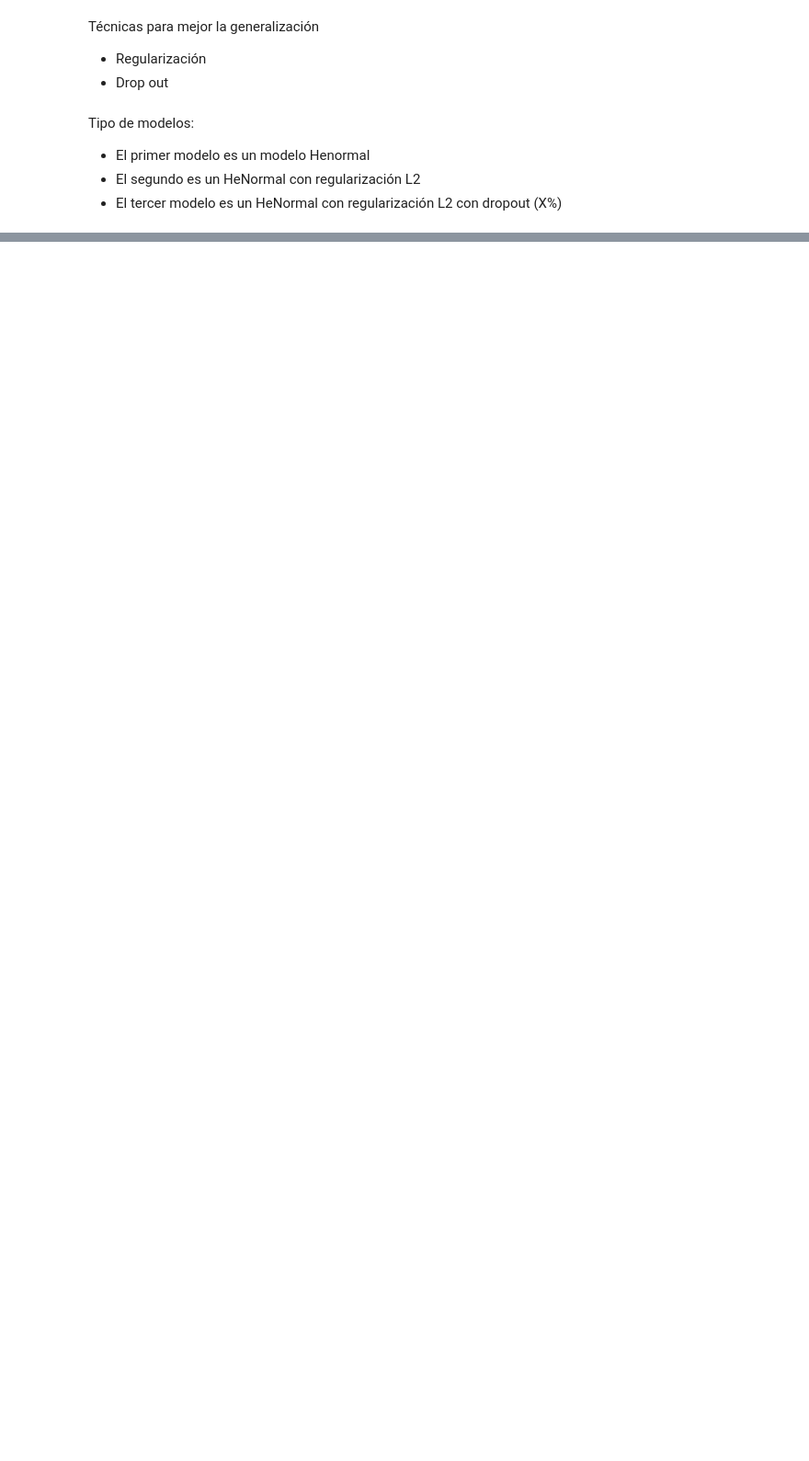
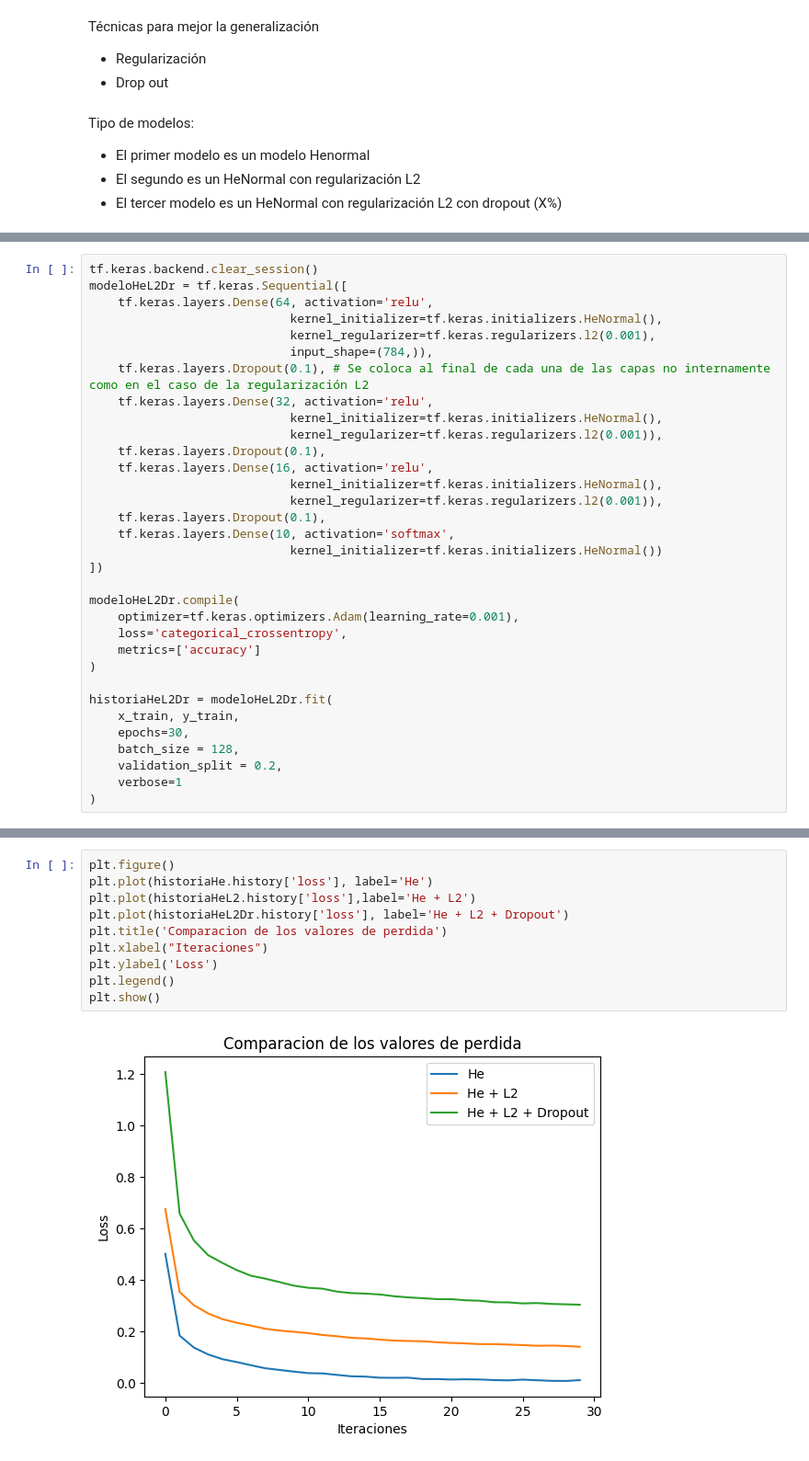
Before and after one commit to larenwell/ai-dl-tensorflow-specialization-fabricum-pucp, a Jupyter notebook: clase4-RedesNeuronales-mnist.ipynb, the cells around one changed output, grey strips where cells are left out. Shown at 92% size. Drawn from its saved outputs; the diff is of its cells as text; blank space fills up the shorter version.

```diff
--- a/clase4-RedesNeuronales-mnist.ipynb
+++ b/clase4-RedesNeuronales-mnist.ipynb
@@ -339,0 +591,33 @@ Se probó con 20, 25 y 15.
+# %%
+tf.keras.backend.clear_session()
+modeloHeL2Dr = tf.keras.Sequential([
+	tf.keras.layers.Dense(64, activation='relu',
+							kernel_initializer=tf.keras.initializers.HeNormal(),
+                            kernel_regularizer=tf.keras.regularizers.l2(0.001),
+							input_shape=(784,)),
+    tf.keras.layers.Dropout(0.1), # Se coloca al final de cada una de las capas no internamente como en el caso de la regularización L2
+	tf.keras.layers.Dense(32, activation='relu',
+							kernel_initializer=tf.keras.initializers.HeNormal(),
+                            kernel_regularizer=tf.keras.regularizers.l2(0.001)),
+    tf.keras.layers.Dropout(0.1),
+	tf.keras.layers.Dense(16, activation='relu',
+							kernel_initializer=tf.keras.initializers.HeNormal(),
+                            kernel_regularizer=tf.keras.regularizers.l2(0.001)),
+    tf.keras.layers.Dropout(0.1),
+	tf.keras.layers.Dense(10, activation='softmax',
+							kernel_initializer=tf.keras.initializers.HeNormal())
+])
+
+modeloHeL2Dr.compile(
+    optimizer=tf.keras.optimizers.Adam(learning_rate=0.001),
+    loss='categorical_crossentropy',
+    metrics=['accuracy']
+)
+
+historiaHeL2Dr = modeloHeL2Dr.fit(
+    x_train, y_train,
+    epochs=30,
+    batch_size = 128,
+    validation_split = 0.2,
+    verbose=1
+)
@@ -339,0 +644,12 @@ Se probó con 20, 25 y 15.
+# %%
+plt.figure()
+plt.plot(historiaHe.history['loss'], label='He')
+plt.plot(historiaHeL2.history['loss'],label='He + L2')
+plt.plot(historiaHeL2Dr.history['loss'], label='He + L2 + Dropout')
+plt.title('Comparacion de los valores de perdida')
+plt.xlabel("Iteraciones")
+plt.ylabel('Loss')
+plt.legend()
+plt.show()
+# %% [output]
+[figure, added]
```
Also changed, not shown: parts of 76 cells of this notebook, 4 other files.
